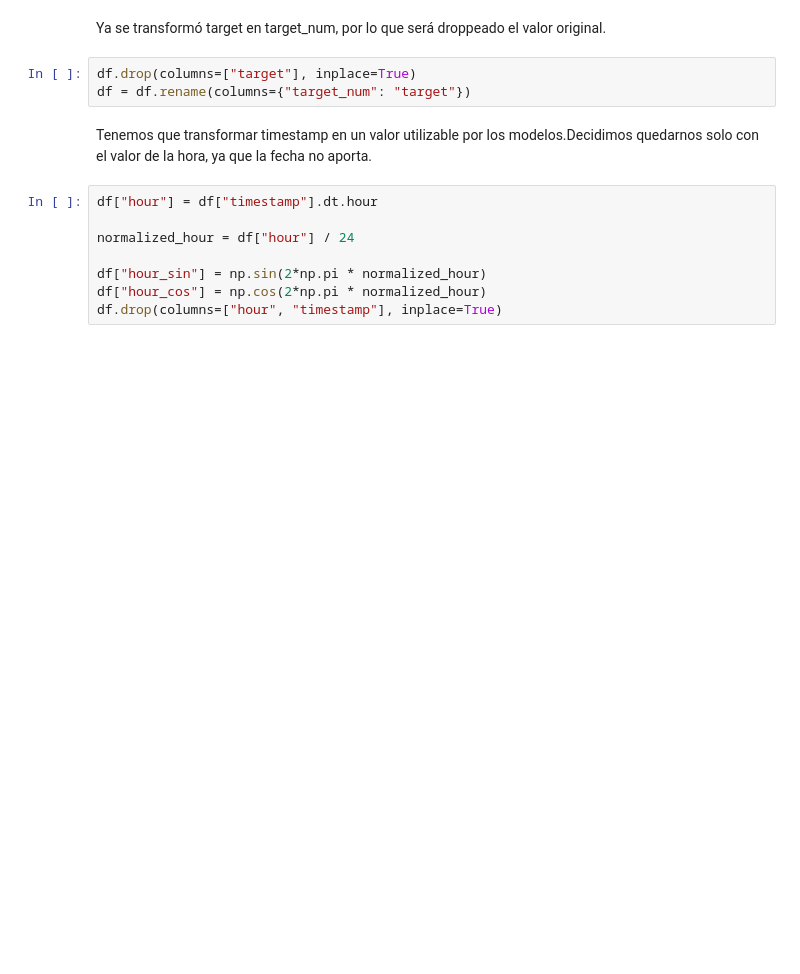
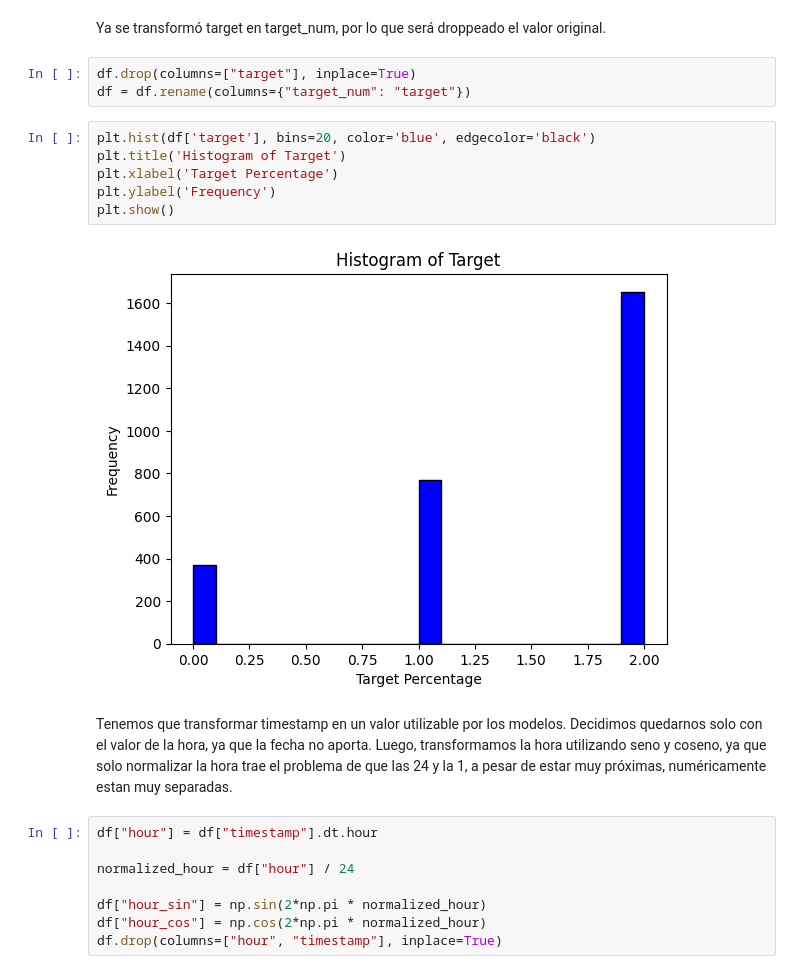
Before and after one commit to saguirregaray1/ia-plant, a Jupyter notebook: planta.ipynb, the cells around one changed output. Cells and saved outputs as stored; diff of their text form; blank space fills up the shorter version.

```diff
--- a/planta.ipynb
+++ b/planta.ipynb
@@ -411,8 +391,16 @@ Ya se transformó target en target_num, por lo que será droppeado el valor orig
 # %%
 df.drop(columns=["target"], inplace=True)
 df = df.rename(columns={"target_num": "target"})
+# %%
+plt.hist(df['target'], bins=20, color='blue', edgecolor='black')
+plt.title('Histogram of Target')
+plt.xlabel('Target Percentage')
+plt.ylabel('Frequency')
+plt.show()
+# %% [output]
+[figure, added]
 # %% [markdown]
-Tenemos que transformar timestamp en un valor utilizable por los modelos.Decidimos quedarnos solo con el valor de la hora, ya que la fecha no aporta.
+Tenemos que transformar timestamp en un valor utilizable por los modelos. Decidimos quedarnos solo con el valor de la hora, ya que la fecha no aporta. Luego, transformamos la hora utilizando seno y coseno, ya que solo normalizar la hora trae el problema de que las 24 y la 1, a pesar de estar muy próximas, numéricamente estan muy separadas.
 # %%
 df["hour"] = df["timestamp"].dt.hour
 
```
Also changed, not shown: parts of 14 cells of this notebook, 1 other file.
